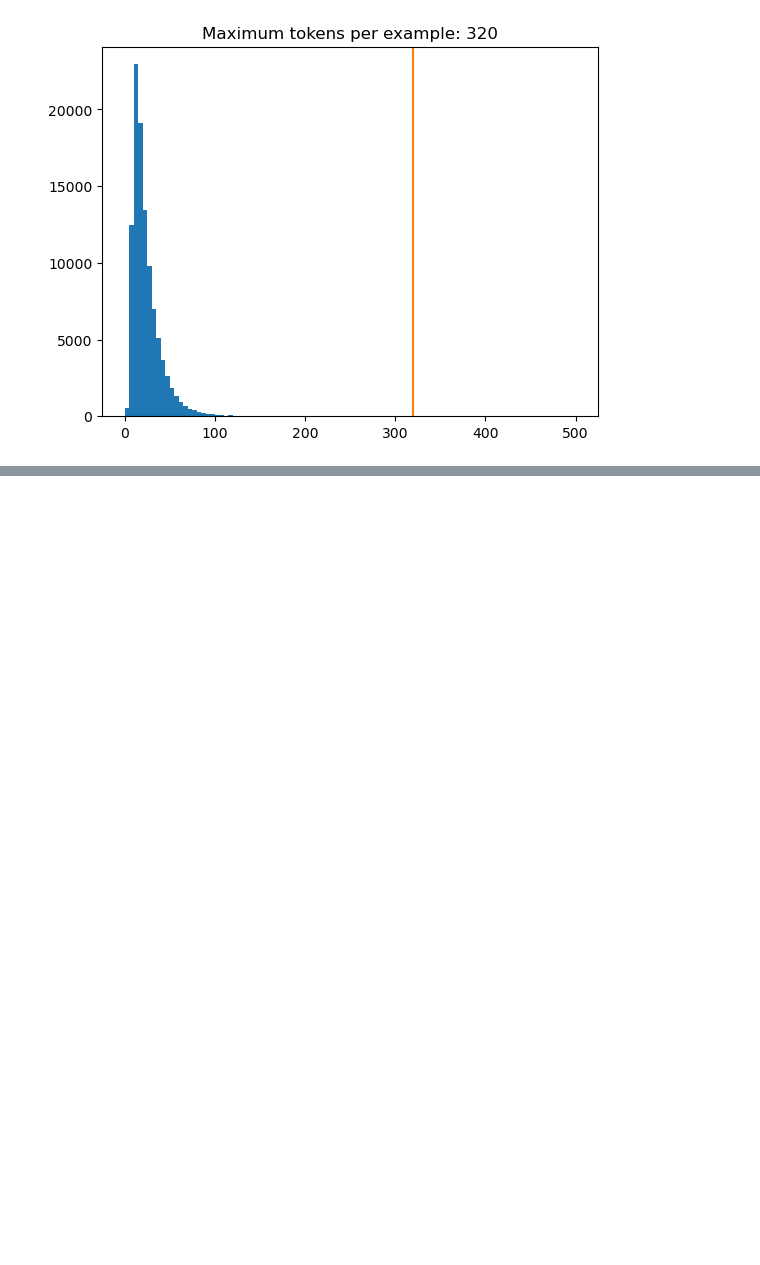
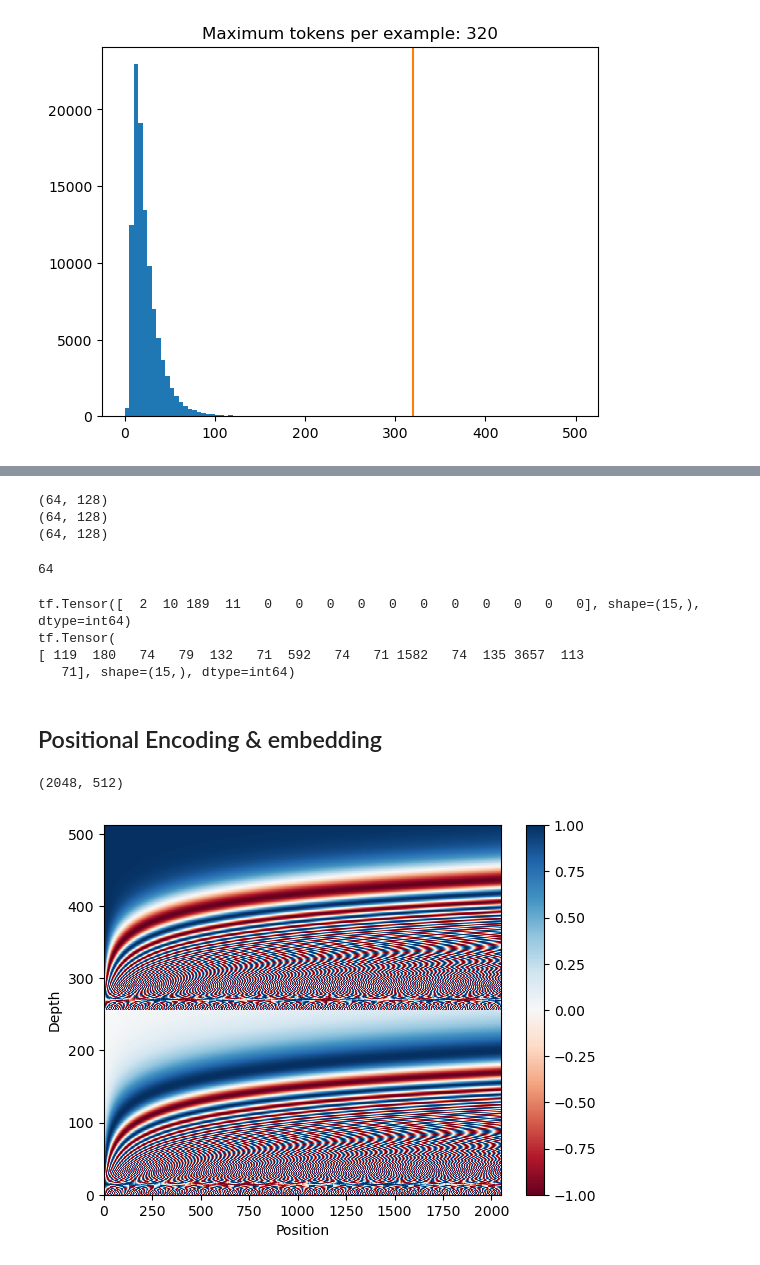
Before and after one commit to vincent05r/NMT-transformer, a Jupyter notebook: transformer_draft.ipynb, the cells around one changed output, grey strips where cells are left out. Cells and saved outputs as stored; diff of their text form; code cells hidden in the pictures; blank space fills up the shorter version.

Commit message:
Update transformer_draft.ipynb
completed transformer training circuit

```diff
--- a/transformer_draft.ipynb
+++ b/transformer_draft.ipynb
@@ -144,0 +179,56 @@ plt.title(f'Maximum tokens per example: {max_length}');
+# %%
+for (pt, en), en_labels in train_batches.take(1):
+  break
+
+print(pt.shape)
+print(en.shape)
+print(en_labels.shape)
+# %% [output]
+(64, 128)
+(64, 128)
+(64, 128)
+# %%
+# test 2
+print(len(pt))
+# %% [output]
+64
+# %%
+print(en[1][:15])
+print(en_labels[0][:15])
+# %% [output]
+tf.Tensor([  2  10 189  11   0   0   0   0   0   0   0   0   0   0   0], shape=(15,), dtype=int64)
+tf.Tensor(
+[ 119  180   74   79  132   71  592   74   71 1582   74  135 3657  113
+   71], shape=(15,), dtype=int64)
+# %% [markdown]
+## Positional Encoding & embedding
+# %%
+def positional_encoding(length, depth):
+  depth = depth/2
+
+  positions = np.arange(length)[:, np.newaxis]     # (seq, 1)
+  depths = np.arange(depth)[np.newaxis, :]/depth   # (1, depth)
+
+  angle_rates = 1 / (10000**depths)         # (1, depth)
+  angle_rads = positions * angle_rates      # (pos, depth)
+
+  pos_encoding = np.concatenate(
+      [np.sin(angle_rads), np.cos(angle_rads)],
+      axis=-1)
+
+  return tf.cast(pos_encoding, dtype=tf.float32)
+# %%
+pos_encoding = positional_encoding(length=2048, depth=512)
+
+# Check the shape.
+print(pos_encoding.shape)
+
+# Plot the dimensions.
+plt.pcolormesh(pos_encoding.numpy().T, cmap='RdBu')
+plt.ylabel('Depth')
+plt.xlabel('Position')
+plt.colorbar()
+plt.show()
+# %% [output]
+(2048, 512)
+[figure, added]
```
Also changed, not shown: parts of 55 cells of this notebook.
